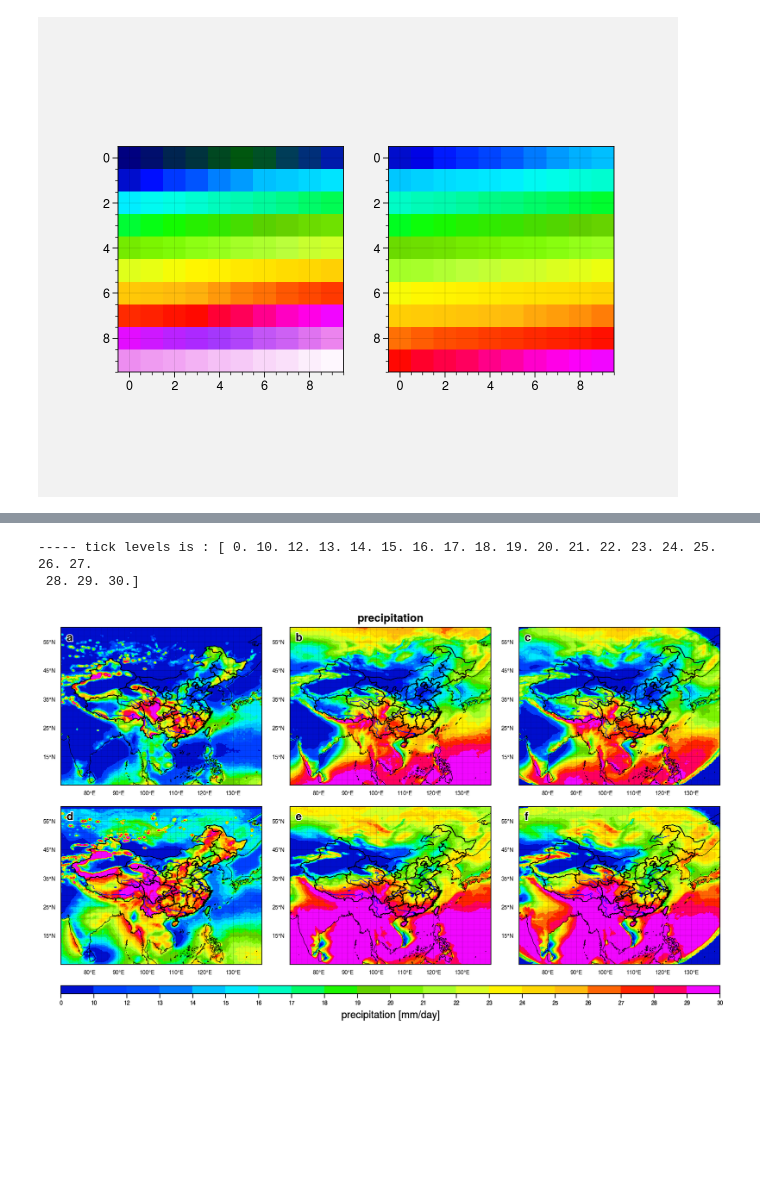
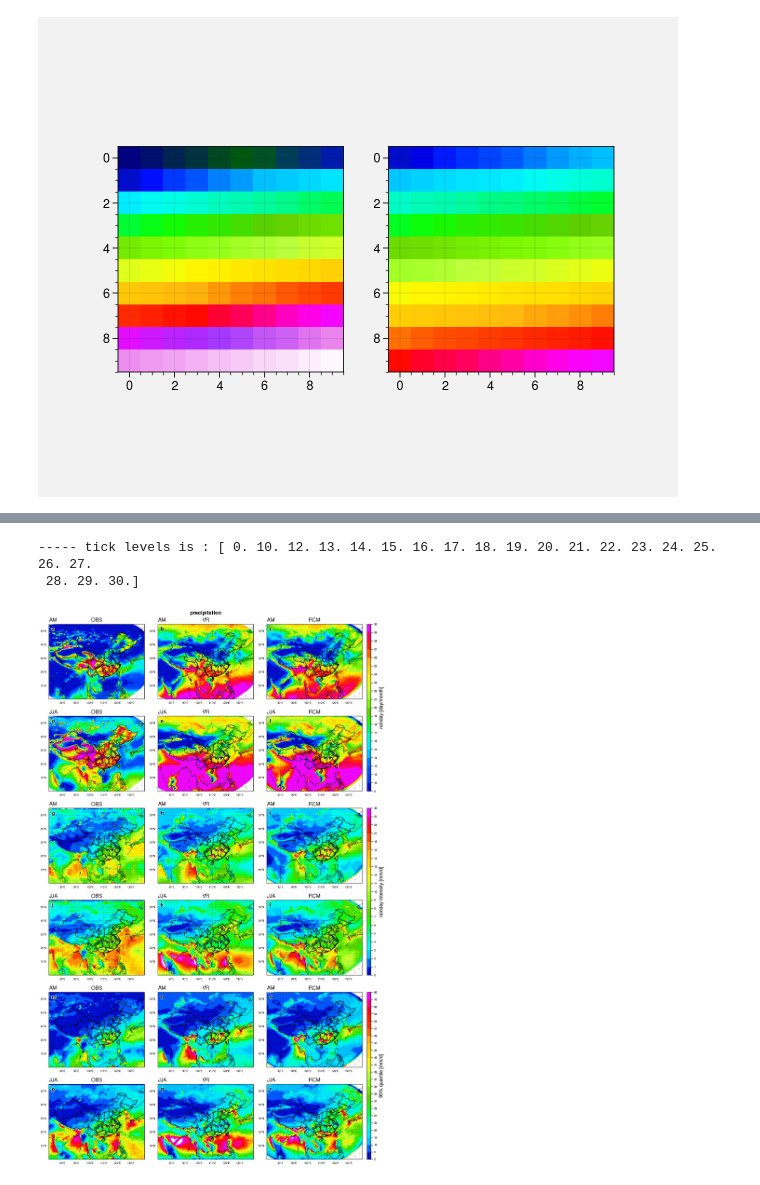
Before and after one commit to dozerlcl/MPAS_case_study, a Jupyter notebook: 92-25km_vr_rcm_postprocess/visualization/check_obs/settled/pre/space/mean/rainday_plot.ipynb, the cells around one changed output, grey strips where cells are left out. Drawn from its saved outputs; the diff is of its cells as text; code cells hidden in the pictures; blank space fills up the shorter version.

```diff
--- a/92-25km_vr_rcm_postprocess/visualization/check_obs/settled/pre/space/mean/rainday_plot.ipynb
+++ b/92-25km_vr_rcm_postprocess/visualization/check_obs/settled/pre/space/mean/rainday_plot.ipynb
@@ -65,21 +65,26 @@ for mod_name in ['obs', 'vr', 'rcm']:
     var_index[mod_name] = {}
     for iseason in ['am','jja']:
         var_index[mod_name][iseason] = {}
-        var_selmonth = var[mod_name].isel(time = time_idx[iseason]) # 选取月份的mod变量
+        var_selmonth = var[mod_name].isel(time = time_idx[iseason]) # 选取月份的mod变量，后续通过它计算指标
         rainday_cond   = (var_selmonth>=0.1)
         var_index[mod_name][iseason]['rainday'] = xr.where(rainday_cond, 1., 0.)# 降水日，需要进行累加
         var_index[mod_name][iseason]['rainday_filter'] = xr.where(rainday_cond, var_selmonth, np.nan)# rainday 的降水强度
+        var_index[mod_name][iseason]['quantile_95'] =  var_selmonth.quantile(0.95, dim='time') # 95% 分位数的位置
 # %%
 # 计算指数的平均值
 var_index_mean = {}
 month_in_season = {}
 month_in_season['am'] = 1220. / 30 # var_index[mod_name][iseason]['rainday'].shape[0]
-month_in_season['jja'] = 1840. / 30
+month_in_season['jja'] = 1840. / 30 # 计算30天内的rainday的频率用
+
+rcm_not_nan = ~np.isnan(var['rcm'][0,:,:]) # 添加新的nan，rainday经过计算后nan消失
+
 for mod_name in ['obs', 'vr', 'rcm']:
     var_index_mean[mod_name] = {}
     for iseason in ['am','jja']:
         var_index_mean[mod_name][iseason] = {}
         var_index_mean[mod_name][iseason]['rainday'] = var_index[mod_name][iseason]['rainday'].sum(dim = 'time') / month_in_season[iseason]
+        var_index_mean[mod_name][iseason]['rainday'] = xr.where(rcm_not_nan, var_index_mean[mod_name][iseason]['rainday'], np.nan)
         var_index_mean[mod_name][iseason]['rainday_filter'] = var_index[mod_name][iseason]['rainday_filter'].mean(dim = 'time')
 # %% [markdown]
 ## 绘图部分
@@ -131,15 +142,16 @@ lon = var_index_mean['obs']['am']['rainday'].lon.values
 lat = var_index_mean['obs']['am']['rainday'].lat.values
 
 #----- create plot -----
-fig, axs = plot.subplots(ncols=3 ,nrows=2, proj=('cyl'))
+fig, axs = plot.subplots(ncols=3 ,nrows=6, proj=('cyl'))
 m_contour_list = [] # 用于保存contour设置，后续设置colorbar使用
 
 #----- 添加海洋以及行政区划 -----
+
 ##---- 直接绘图，从边界文件添加
 # for ax_ind in axs:
 # for line in borders:
-    # axs.plot(line[0::100], line[1::100], lw = 0.5, color='gray',transform=ccrs.Geodetic())
-    # axs.plot(line[0::10], line[1::10], lw = 0.4, color='black',transform=ccrs.Geodetic())
+#     axs.plot(line[0::100], line[1::100], lw = 0.5, color='gray',transform=ccrs.Geodetic())
+#     axs.plot(line[0::10], line[1::10], lw = 0.4, color='black',transform=ccrs.Geodetic())
 ##---- 使用shp文件添加
     # shapefile数据下载的位置：
 # http://gaohr.win/site/blogs/2017/2017-04-18-GIS-basic-data-of-China.html
@@ -170,32 +182,61 @@ cmap = new_cmap
 # cmap = cmap_data
 
 rainday_ticks = np.concatenate((np.array([0,10]), np.linspace(12,30,19)), axis=0)
+intensity_ticks = np.concatenate((np.linspace(0,15,16), np.linspace(18,30,5)), axis=0)
+# quantile_ticks = np.linspace(0,80,17)
+quantile_ticks = np.concatenate(([0,5,10,15,20],np.linspace(25,55,16),[60,70,80]), axis=0)
+
 # rainday_ticks = np.linspace(10,30,11)
 print("----- tick levels is : " + str(rainday_ticks))
 
 # plot contourf and titile axs
-# axs[0:3].format(ltitle = 'AM')
-# axs[3:6].format(ltitle = 'JJA')
-# axs[0].format(title='OBS')
-# axs[3].format(title='OBS')
-# axs[1].format(title='VR')
+axs[0,:].format(ltitle = 'AM')
+axs[2,:].format(ltitle = 'AM')
+axs[4,:].format(ltitle = 'AM')
+axs[1,:].format(ltitle = 'JJA')
+axs[3,:].format(ltitle = 'JJA')
+axs[5,:].format(ltitle = 'JJA')
+
+axs[:,0].format(title='OBS')
+# axs[].format(title='OBS')
+axs[:,1].format(title='VR')
 # axs[4].format(title='VR')
-# axs[2].format(title='RCM')
+axs[:,2].format(title='RCM')
 # axs[5].format(title='RCM')
 
+# axs[0:7].format(rtitle = )
+
 for mod_ind, mod_name in enumerate(['obs','vr','rcm']):
-    m_mean = axs[mod_ind].contourf(lon, lat, var_index_mean[mod_name]['am']['rainday'].values,\
+    m_rainday = axs[mod_ind].contourf(lon, lat, var_index_mean[mod_name]['am']['rainday'].values,\
     levels=rainday_ticks,cmap=cmap)
 
-    m_mean = axs[mod_ind+3].contourf(lon, lat, var_index_mean[mod_name]['jja']['rainday'].values,\
+    m_rainday = axs[mod_ind+3].contourf(lon, lat, var_index_mean[mod_name]['jja']['rainday'].values,\
     levels=rainday_ticks,cmap=cmap)
+
+    m_intensity = axs[mod_ind+6].contourf(lon, lat, var_index_mean[mod_name]['am']['rainday_filter'].values,\
+    levels=intensity_ticks,cmap=cmap)
+
+    m_intensity = axs[mod_ind+9].contourf(lon, lat, var_index_mean[mod_name]['jja']['rainday_filter'].values,\
+    levels=intensity_ticks,cmap=cmap)
+
+    m_quantile = axs[mod_ind+12].contourf(lon, lat, var_index[mod_name]['am']['quantile_95'].values,\
+    levels=quantile_ticks,cmap=cmap)
+
+    m_quantile = axs[mod_ind+15].contourf(lon, lat, var_index[mod_name]['jja']['quantile_95'].values,\
+    levels=quantile_ticks,cmap=cmap)
 
 
 #----- add color bar-----
 # fig.colorbar(m_overlay, loc='b', cmap=cmap, width=0.1)
 
-fig.colorbar(m_mean, loc='b', width=0.1,
-ticklabelsize=5,ticks=rainday_ticks, title='precipitation [mm/day]')
+fig.colorbar(m_rainday, loc='r', width=0.1,
+ticklabelsize=5,ticks=rainday_ticks, title='rainday [day/month]', rows = (1,2))
+
+fig.colorbar(m_intensity, loc='r', width=0.1,
+ticklabelsize=5,ticks=intensity_ticks, title='rainday intensity [mm/d]', rows = (3,4))
+
+fig.colorbar(m_quantile, loc='r', width=0.1,
+ticklabelsize=5,ticks=quantile_ticks, title='95% quantile [mm/d]', rows = (5,6))
 
 # axs[0].colorbar(m_mean, loc='b', width=0.1,
 # ticklabelsize=5,ticks=rainday_ticks)
@@ -219,32 +260,32 @@ coast = True,
 coastlinewidth = 0.4,
 borders = False,
 lakes = False,
 land  = False,
 ocean = False,
 # cartopyautoextent = True,
 # borderslinewidth=.5,
 labels = True,
 longrid  = True,
 latgrid  = True,
 #-----GEO axis-----
 lonlim=(70, 140), latlim=(5, 60),
 gridlabelsize = 5,
 gridminor = True,
 lonlocator = np.arange(70,142,10),
 latlocator = np.arange(5,60+2,10),
 lonminorlocator = np.arange(70,140+2,2),
 latminorlocator = np.arange(5,60+2,2),
 #-----line label-----
 # linewidth = 0.5,
 # suptitle="3000km-2000km bandpass 500hPa height(1998-06 timemean)",
 suptitle="precipitation",
 )
 
 #----- save figure -----
 fig.patch.set_facecolor('white')
-plt.savefig('./output_pic/pre_index_98-17_pplt.png', dpi=500, facecolor= "white")
+plt.savefig('./output_pic/pre_index_98-17_pplt.png', dpi=600, facecolor= "white")
 # plt.savefig('./output_pic/hgt_idctn.png', dpi=300, facecolor= "white")
 # %% [output]
 ----- tick levels is : [ 0. 10. 12. 13. 14. 15. 16. 17. 18. 19. 20. 21. 22. 23. 24. 25. 26. 27.
  28. 29. 30.]
-[figure, old version]
+[figure, new version]
```
Also changed, not shown: parts of 2 cells of this notebook, 2 other files.
